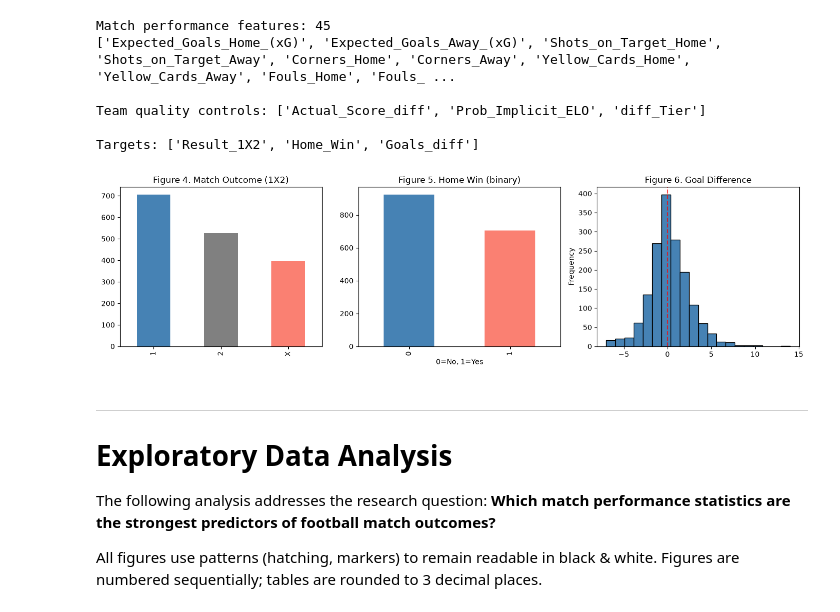
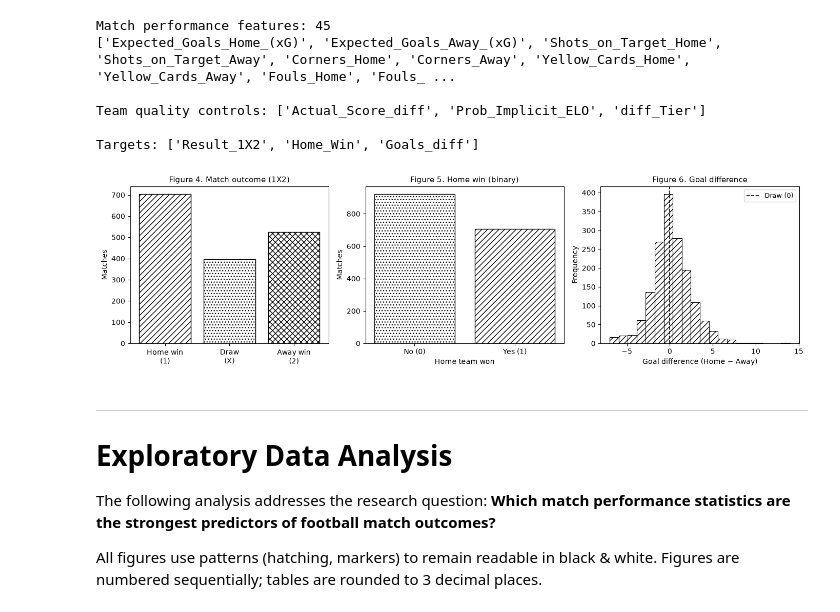
Before and after one commit to dondarjl/Football-scrapping-project, a Jupyter notebook: Data Cleaning.ipynb, the cells around one changed output. Drawn from its saved outputs; the diff is of its cells as text; code cells hidden in the pictures.

```diff
--- a/Data Cleaning.ipynb
+++ b/Data Cleaning.ipynb
@@ -1055,25 +1068,44 @@ Team quality controls: ['Actual_Score_diff', 'Prob_Implicit_ELO', 'diff_Tier']
 
 Targets: ['Result_1X2', 'Home_Win', 'Goals_diff']
 # %%
-# Target distribution
 fig, axes = plt.subplots(1, 3, figsize=(14, 4))
 
-# Match outcome (1X2)
-df['Result_1X2'].value_counts().plot(kind='bar', ax=axes[0], title='Figure 4. Match Outcome (1X2)', color=['steelblue','gray','salmon'])
-axes[0].set_xlabel('')
+# Figure 4: Match outcome (1X2)
+counts_1x2 = df['Result_1X2'].value_counts().reindex(['1', 'X', '2'])
+bars = axes[0].bar(range(3), counts_1x2.values,
+                   color='white', edgecolor='black', linewidth=1)
+for bar, h in zip(bars, ['///', '...', 'xxx']):
+    bar.set_hatch(h)
+axes[0].set_xticks(range(3))
+axes[0].set_xticklabels(['Home win\n(1)', 'Draw\n(X)', 'Away win\n(2)'])
+axes[0].set_ylabel('Matches')
+axes[0].set_title('Figure 4. Match outcome (1X2)', fontsize=11)
 
-# Home win
-df['Home_Win'].value_counts().plot(kind='bar', ax=axes[1], title='Figure 5. Home Win (binary)', color=['steelblue','salmon'])
-axes[1].set_xlabel('0=No, 1=Yes')
+# Figure 5: Home win (binary)
+counts_win = df['Home_Win'].value_counts().reindex([0, 1])
+bars = axes[1].bar(range(2), counts_win.values,
+                   color='white', edgecolor='black', linewidth=1)
+for bar, h in zip(bars, ['...', '///']):
+    bar.set_hatch(h)
+axes[1].set_xticks(range(2))
+axes[1].set_xticklabels(['No (0)', 'Yes (1)'])
+axes[1].set_xlabel('Home team won')
+axes[1].set_ylabel('Matches')
+axes[1].set_title('Figure 5. Home win (binary)', fontsize=11)
 
-# Goal difference
-df['Goals_diff'].plot(kind='hist', ax=axes[2], title='Figure 6. Goal Difference', bins=20, color='steelblue', edgecolor='black')
-axes[2].axvline(0, color='red', linestyle='--', alpha=0.7)
+# Figure 6: Goal difference
+axes[2].hist(df['Goals_diff'].dropna(), bins=20,
+             color='white', edgecolor='black', linewidth=0.8, hatch='///')
+axes[2].axvline(0, color='black', linestyle='--', linewidth=1.2, label='Draw (0)')
+axes[2].set_xlabel('Goal difference (Home − Away)')
+axes[2].set_ylabel('Frequency')
+axes[2].set_title('Figure 6. Goal difference', fontsize=11)
+axes[2].legend(fontsize=9)
 
 plt.tight_layout()
 plt.show()
 # %% [output]
-[figure, old version]
+[figure, new version]
 # %% [markdown]
 ---
 # Exploratory Data Analysis
```
Also changed, not shown: parts of 9 cells of this notebook.
